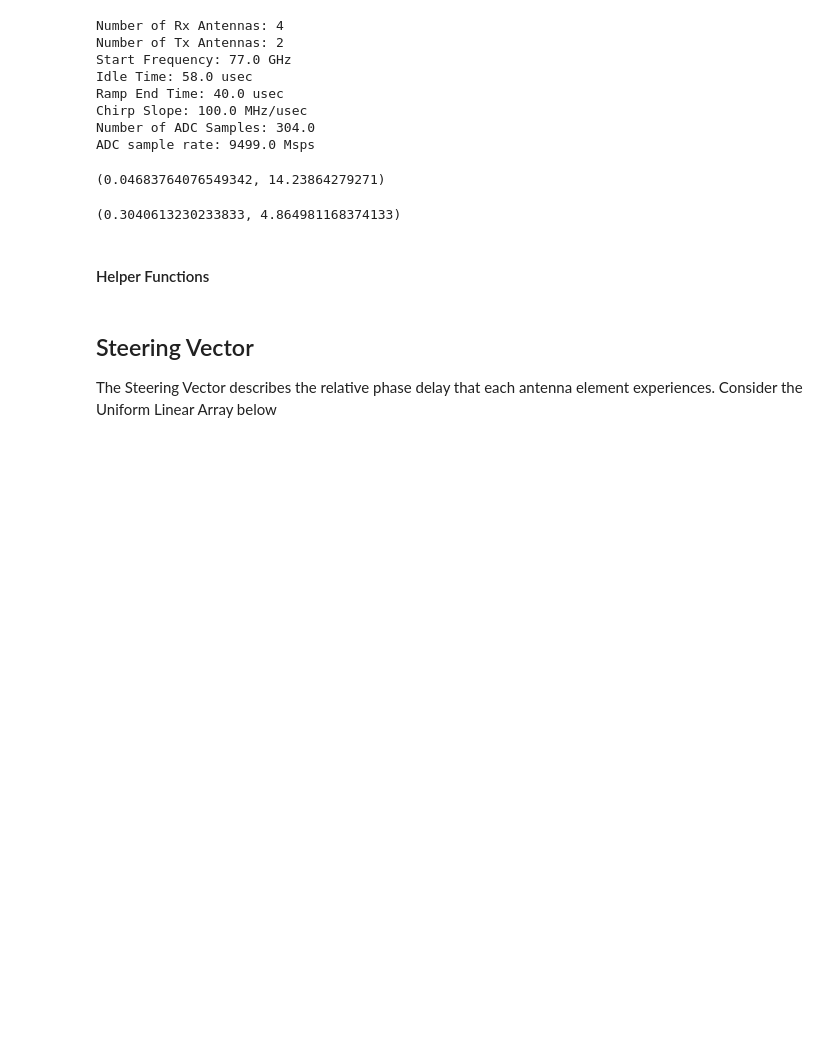
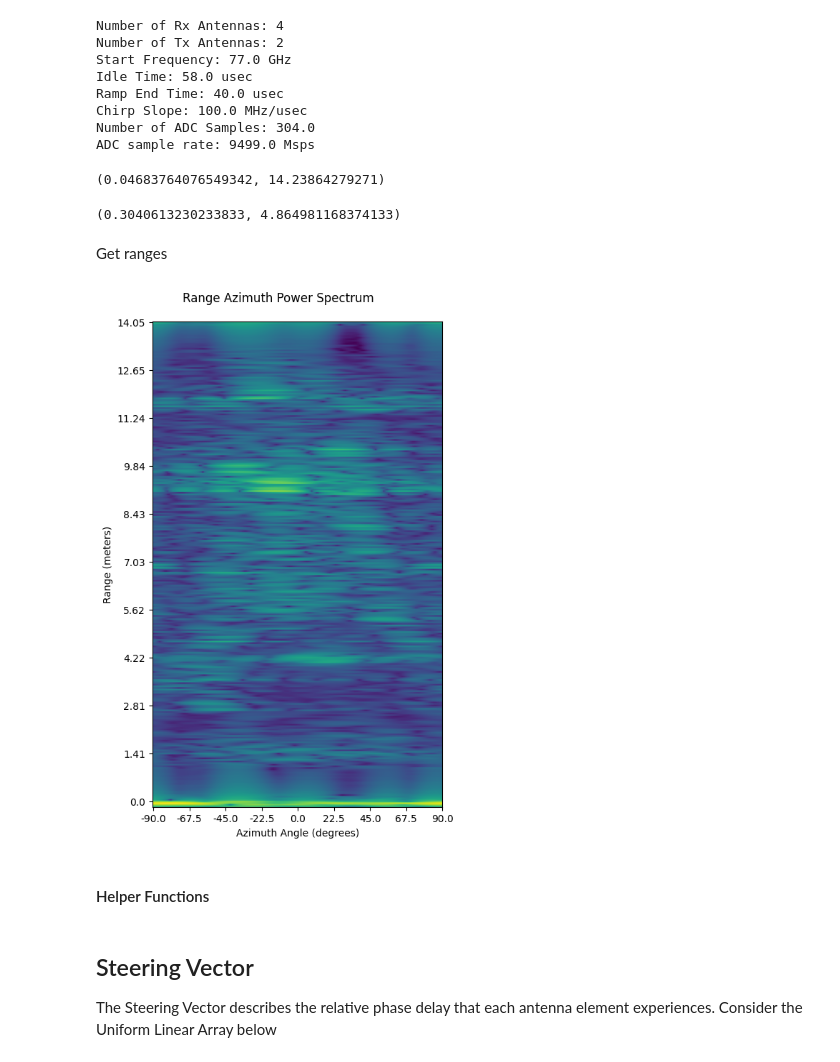
Before and after one commit to itberrios/radical, a Jupyter notebook: notebooks/range_azimuth.ipynb, the cells around one changed output. Drawn from its saved outputs; the diff is of its cells as text; code cells hidden in the pictures; blank space fills up the shorter version.

```diff
--- a/notebooks/range_azimuth.ipynb
+++ b/notebooks/range_azimuth.ipynb
@@ -99,3 +99,5 @@ max_doppler = doppler_resolution * num_chirps / 2
 doppler_resolution, max_doppler
 # %% [output]
 (0.3040613230233833, 4.864981168374133)
+# %% [markdown]
+Get ranges
@@ -102,3 +109,33 @@ doppler_resolution, max_doppler
+# %%
+# zero pad along the antennas
+range_doppler_padded = np.pad(range_doppler, pad_width=[(0, 0), (86, 87), (0, 0)], mode='constant')
+
+# perform FFT over azimuth
+az_fft = np.fft.fftshift(np.fft.fft(range_doppler_padded, axis=1), axes=1)
+
+# Compute Power Spectrum
+az_power = np.abs(az_fft)**2
+beamformed_img = np.flipud(np.mean(az_power, axis=2))
+
+# # display
+# plt.figure(figsize=(5, 10))
+# plt.imshow(np.log(beamformed_img))
+# plt.show();
+
+fig, ax = plt.subplots(1, 1, figsize=(5, 8))
+ax.imshow(np.log(beamformed_img));
+fig.suptitle("Range Azimuth Power Spectrum");
+ax.set_xlabel("Azimuth Angle (degrees)");
+ax.set_ylabel("Range (meters)");
+
+# apply Range and Doppler labels
+ax.set_yticks(range_ticks, range_tick_labels[::-1]);
+
+ax.set_xticks(np.linspace(0, 181, 9), np.linspace(-90, 90, 9).round(1));
+
+plt.tight_layout();
+# %% [output]
+[figure, added]
 # %% [markdown]
 #### Helper Functions
 # %%
```
Also changed, not shown: parts of 6 cells of this notebook, 2 other files.
